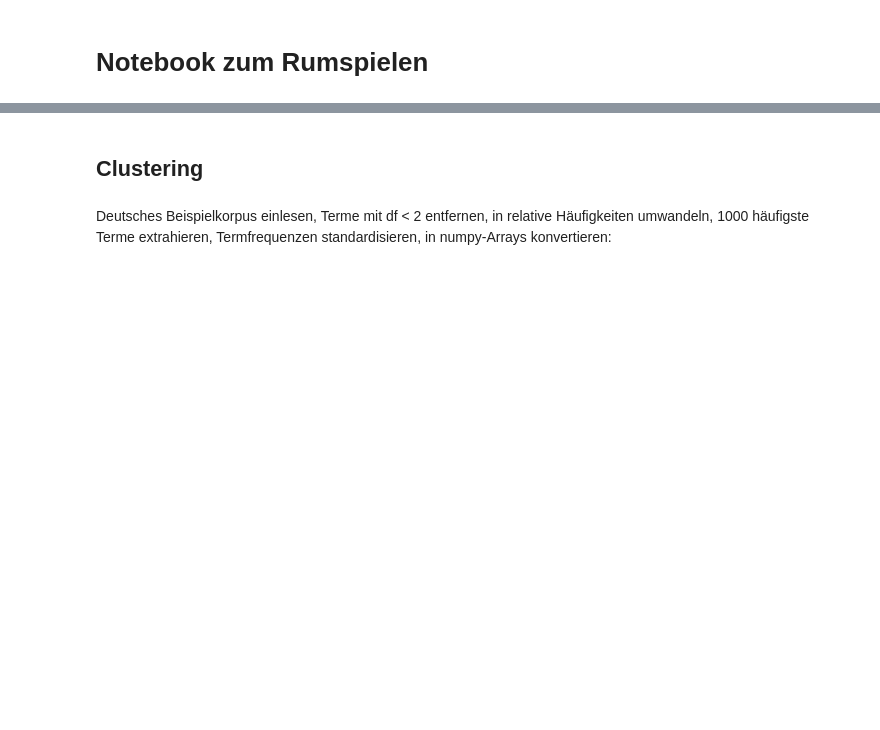
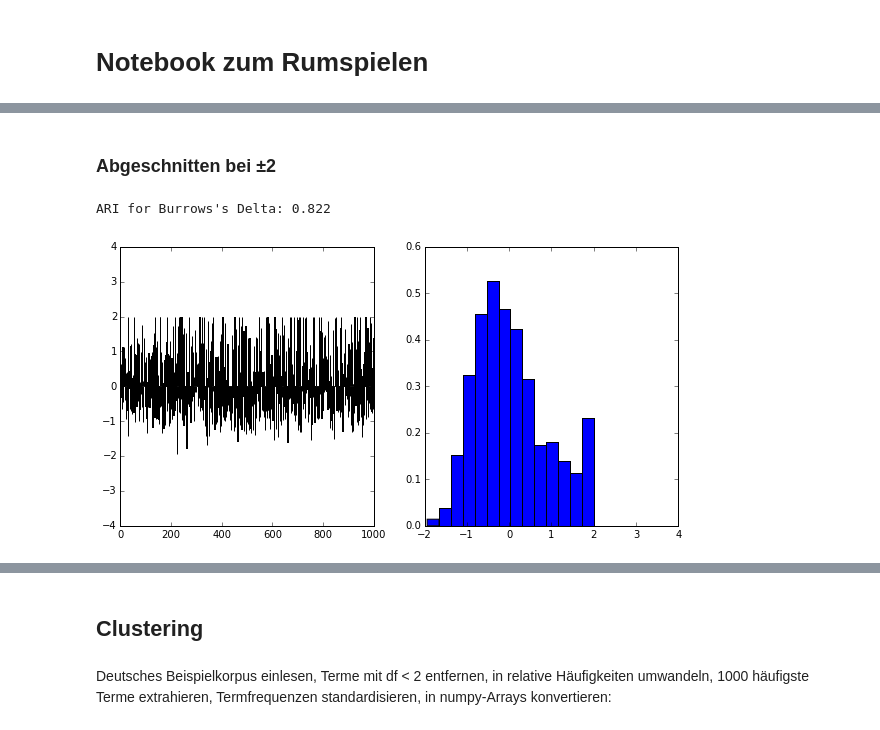
Before and after one commit to pielstroem/ExplainingDelta, a Jupyter notebook: Testnotebook.ipynb, the cells around one changed output, grey strips where cells are left out. Saved outputs shown, nothing was run; the diff lists cells and outputs as text; code cells hidden in the pictures; blank space fills up the shorter version.

```diff
--- a/Testnotebook.ipynb
+++ b/Testnotebook.ipynb
@@ -4,0 +34,17 @@
+# %% [markdown]
+### Abgeschnitten bei ±2 ###
+# %%
+cutoff2 = data.copy()
+cutoff2[cutoff2 > 2] = 2
+cutoff2[cutoff2 < -2] = -2
+fig, (ax1, ax2) = plt.subplots(1, 2, figsize=(10, 5))
+ax1.set_ylim((-4,4))
+ax1.bar(range(len(cutoff2[0])), cutoff2[0])
+ax2.set_xlim(-2, 4)
+ax2.hist(cutoff2[0], bins=14, normed=True)
+fig.show()
+clusters = AgglomerativeClustering(n_clusters=25, affinity="manhattan", linkage="complete").fit_predict(cutoff2)
+print("ARI for Burrows's Delta: %.3f" % metrics.adjusted_rand_score(authors, clusters))
+# %% [output]
+ARI for Burrows's Delta: 0.822
+[figure, added]
```
Also changed, not shown: parts of 12 cells of this notebook.
